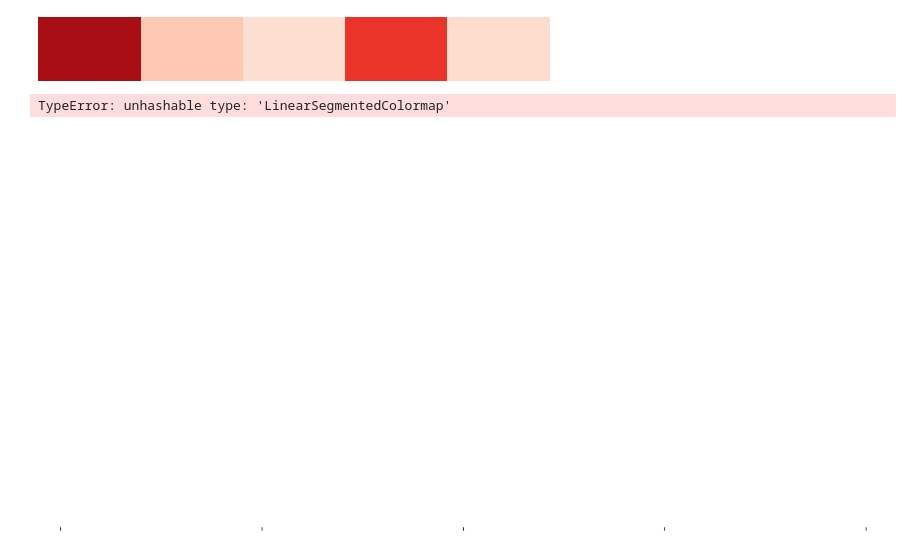
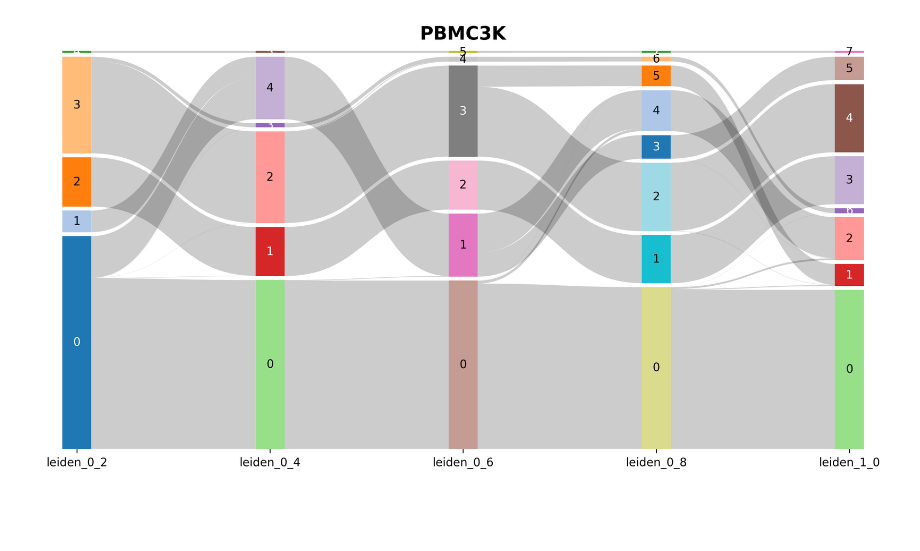
Before and after one commit to complextissue/pyclustree, a Jupyter notebook: testing.ipynb, the cells around one changed output. Saved outputs shown, nothing was run; the diff lists cells and outputs as text; code cells hidden in the pictures; blank space fills up the shorter version.

```diff
--- a/testing.ipynb
+++ b/testing.ipynb
@@ -110,32 +20,10 @@ cmap_reds = colormaps.get("Reds")
-# %%
-ListedColormap([cmap_reds(norm(node_expr["leiden_0_2"][key])) for key in node_expr["leiden_0_2"].keys()])
-# %% [output]
-[figure, removed]
-# %%
-# Add expression as color code
-
-
-import matplotlib.pyplot as plt
-from matplotlib_sankey import sankey
-from matplotlib_sankey._colors import colormap_to_list
-
-fig, ax = plt.subplots(figsize=(15, 7))
-sankey(
-    all_matrices,
-    # color=colormap_to_list(name="tab20", num=len(all_matrices) + 1),
-    color=[
-        colormaps["Reds"],
-        "tab10",
-        "tab10",
-        "tab10",
-        "tab10",
-    ],
-    ax=ax,
-    spacing=0.01,
-    column_labels=cluster_keys,
-    annotate_columns="index",
-    title="Clustree of PBMC68k",
-)
-# %% [output]
-TypeError: unhashable type: 'LinearSegmentedColormap'
-[figure, removed]
+# %%
+fig = clustree(
+    adata,
+    cluster_keys=cluster_keys,
+    transition_plot="sankey",
+    node_colormap="tab20",
+    title="PBMC3K",
+)
+# %% [output]
+[figure, added]
```
Also changed, not shown: parts of 15 cells of this notebook, 3 other files.
